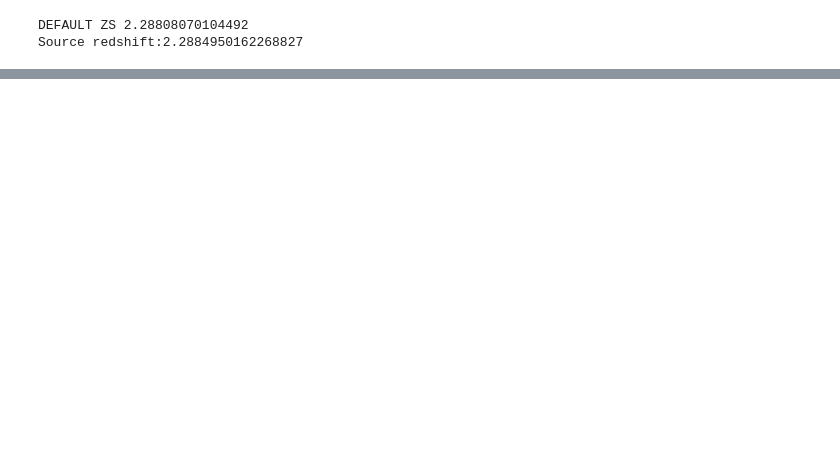
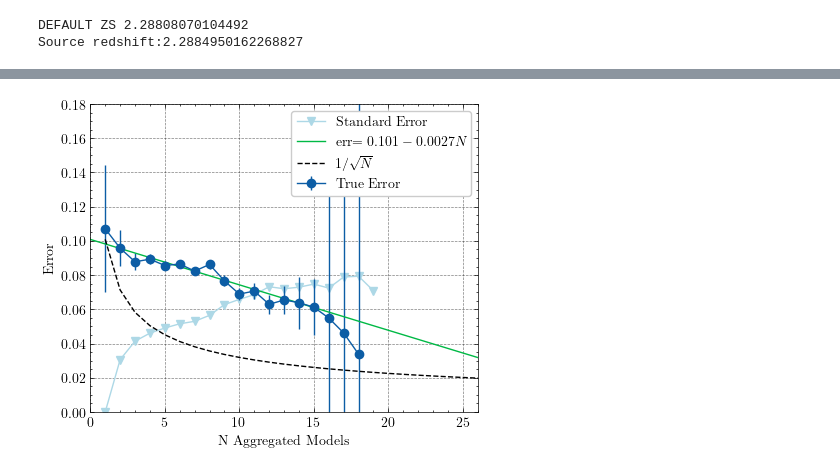
Before and after one commit to davidharvey1986/ml_a2744, a Jupyter notebook: notebooks/how_correlated_are_models.ipynb, the cells around one changed output, grey strips where cells are left out. Saved outputs shown, nothing was run; the diff lists cells and outputs as text; code cells hidden in the pictures; blank space fills up the shorter version.

```diff
--- a/notebooks/how_correlated_are_models.ipynb
+++ b/notebooks/how_correlated_are_models.ipynb
@@ -12,3 +13,91 @@ plt.style.use(["science","grid"])
 # %% [output]
 DEFAULT ZS 2.28808070104492
 Source redshift:2.2884950162268827
+# %%
+fig, axarr = plt.subplots(1,1,figsize=(5,4))
+for ifx, ifilter in enumerate(['concat']):
+    model_index,probs_for_cross  = pkl.load(open(f"pickles/probs_for_cross_{ifilter}_all_nob1.pkl","rb"))
+    for isx, sidm in enumerate(['0.00']):
+        ax = axarr
+
+        variance = []
+        stds = []
+        nmodels = []
+
+        unique = np.unique(np.concatenate([ model_index[sidm][j] for j in range(len(model_index[sidm]))]))
+
+        for jcluster in unique:
+            these_clusters = []
+
+            for imodel in range(len(probs_for_cross[sidm]))[::-1]:
+                idx = jcluster == model_index[sidm][imodel]
+                if np.all(~idx):
+                    continue
+                these_clusters.append( np.mean(probs_for_cross[sidm][imodel][idx] ))
+
+
+            these_clusters = np.array(these_clusters)
+
+            variance.append(np.nanmean(these_clusters))
+
+
+            nmodels.append(np.sum(np.isfinite(these_clusters)))
+            stds.append(np.nanstd(these_clusters))
+
+        variance = np.array(variance)
+        nmodels = np.array(nmodels)
+        stds = np.array(stds)
+        all_unique_nmodels, nunique = np.unique(nmodels, return_counts=True)
+
+
+        unique_nmodels = all_unique_nmodels[ (all_unique_nmodels != 0) & (nunique > 0)]
+
+        #True variance
+        icv = np.array([ np.nanstd( variance[ i == nmodels]) for i in unique_nmodels ])
+        nmd = np.array([ 1./np.sum( i == nmodels) for i in unique_nmodels ])
+
+
+        #Standard deviagtion
+        ics = np.array([ np.nanmean( stds[ i == nmodels] ) for i in unique_nmodels])
+
+
+
+
+        standard_error = ics #/np.sqrt(unique_nmodels)
+
+
+
+
+        #plt.plot( unique_nmodels, error_per_model/(1.2*np.sqrt(unique_nmodels)), label="1.2 x Random")
+
+        ax.plot( unique_nmodels, standard_error, '-v', color='lightblue', label="Standard Error")
+        ax.errorbar( unique_nmodels[icv > 0], icv[icv > 0], nmd[icv > 0], fmt='-o', label=f"True Error")
+
+
+        def fit_sqrt( x, a, b ):
+            return a+x*b
+
+
+        popt, pcov = curve_fit(
+                        fit_sqrt,
+                        unique_nmodels,
+                        icv,
+        sigma=nmd)
+
+        ax.plot( np.linspace(0,40,41), fit_sqrt(np.linspace(0,40,41),*popt), '-', label=f"err$={popt[0]:0.3f} {popt[1]:0.4f}N$")
+
+        rescale = 1./standard_error[0]*fit_sqrt(unique_nmodels, *popt)
+
+        rescaled_error = np.mean(popt[1]/icv)
+
+        ax.plot( np.linspace(0,40,41), popt[0]/np.sqrt(np.linspace(0,40,41)), 'k--', label='$1/\sqrt{N}$')
+
+        ax.legend(loc=1)
+        ax.set_xlabel("N Aggregated Models")
+        print(popt[0]/np.mean(ics[unique_nmodels>10]))
+        if ifx == 0:
+            ax.set_ylabel("Error")
+
+        ax.set_ylim(0.0,0.18)
+        ax.set_xlim(0,26)
+# %% [output]
@@ -15,3 +105,4 @@ Source redshift:2.2884950162268827
+[figure, added]
 # %%
 def get_all_model_estimates(
     data, all_models,
```
Also changed, not shown: parts of 11 cells of this notebook, 1 other file.
